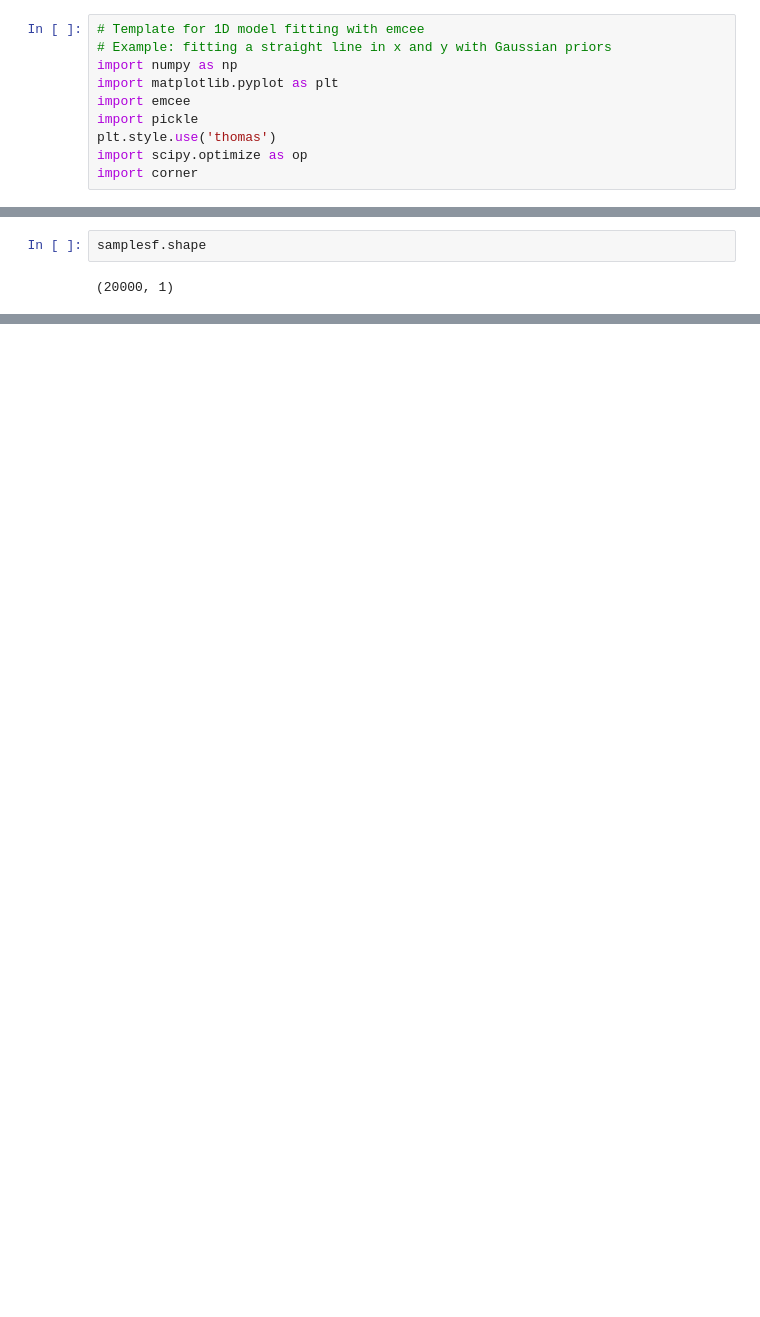
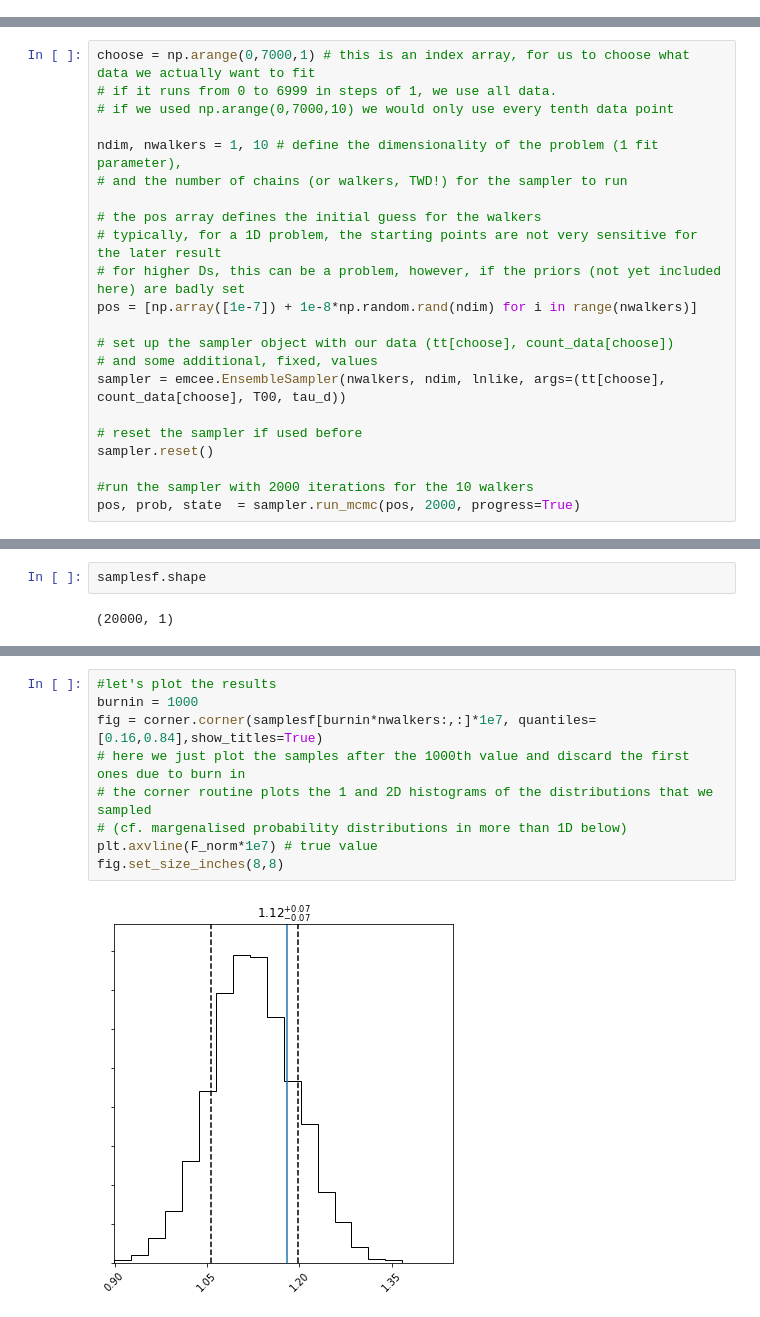
Before and after one commit to tsiegert/for-students, a Jupyter notebook: nova_analysis/Nova_analysis_v2.1.ipynb, the cells around one changed output, grey strips where cells are left out. Saved outputs shown, nothing was run; the diff lists cells and outputs as text; blank space fills up the shorter version.

```diff
--- a/nova_analysis/Nova_analysis_v2.1.ipynb
+++ b/nova_analysis/Nova_analysis_v2.1.ipynb
@@ -347,13 +407,3 @@ plt.plot(f_arr,np.exp(-0.5*Delta_loglik))
 # %% [output]
 [<matplotlib.lines.Line2D at 0x...>]
 [figure]
-# %%
-# Template for 1D model fitting with emcee
-# Example: fitting a straight line in x and y with Gaussian priors
-import numpy as np
-import matplotlib.pyplot as plt
-import emcee
-import pickle
-plt.style.use('thomas')
-import scipy.optimize as op
-import corner
@@ -380,0 +467,22 @@ samples.shape
+# %%
+choose = np.arange(0,7000,1) # this is an index array, for us to choose what data we actually want to fit
+# if it runs from 0 to 6999 in steps of 1, we use all data.
+# if we used np.arange(0,7000,10) we would only use every tenth data point
+
+ndim, nwalkers = 1, 10 # define the dimensionality of the problem (1 fit parameter),
+# and the number of chains (or walkers, TWD!) for the sampler to run
+
+# the pos array defines the initial guess for the walkers
+# typically, for a 1D problem, the starting points are not very sensitive for the later result
+# for higher Ds, this can be a problem, however, if the priors (not yet included here) are badly set
+pos = [np.array([1e-7]) + 1e-8*np.random.rand(ndim) for i in range(nwalkers)]
+
+# set up the sampler object with our data (tt[choose], count_data[choose])
+# and some additional, fixed, values
+sampler = emcee.EnsembleSampler(nwalkers, ndim, lnlike, args=(tt[choose], count_data[choose], T00, tau_d))
+
+# reset the sampler if used before
+sampler.reset()
+
+#run the sampler with 2000 iterations for the 10 walkers
+pos, prob, state  = sampler.run_mcmc(pos, 2000, progress=True)
@@ -470,0 +531,11 @@ for i in range(50):
+# %%
+#let's plot the results
+burnin = 1000
+fig = corner.corner(samplesf[burnin*nwalkers:,:]*1e7, quantiles=[0.16,0.84],show_titles=True)
+# here we just plot the samples after the 1000th value and discard the first ones due to burn in
+# the corner routine plots the 1 and 2D histograms of the distributions that we sampled
+# (cf. margenalised probability distributions in more than 1D below)
+plt.axvline(F_norm*1e7) # true value
+fig.set_size_inches(8,8)
+# %% [output]
+[figure, added]
```
Also changed, not shown: parts of 156 cells of this notebook.
